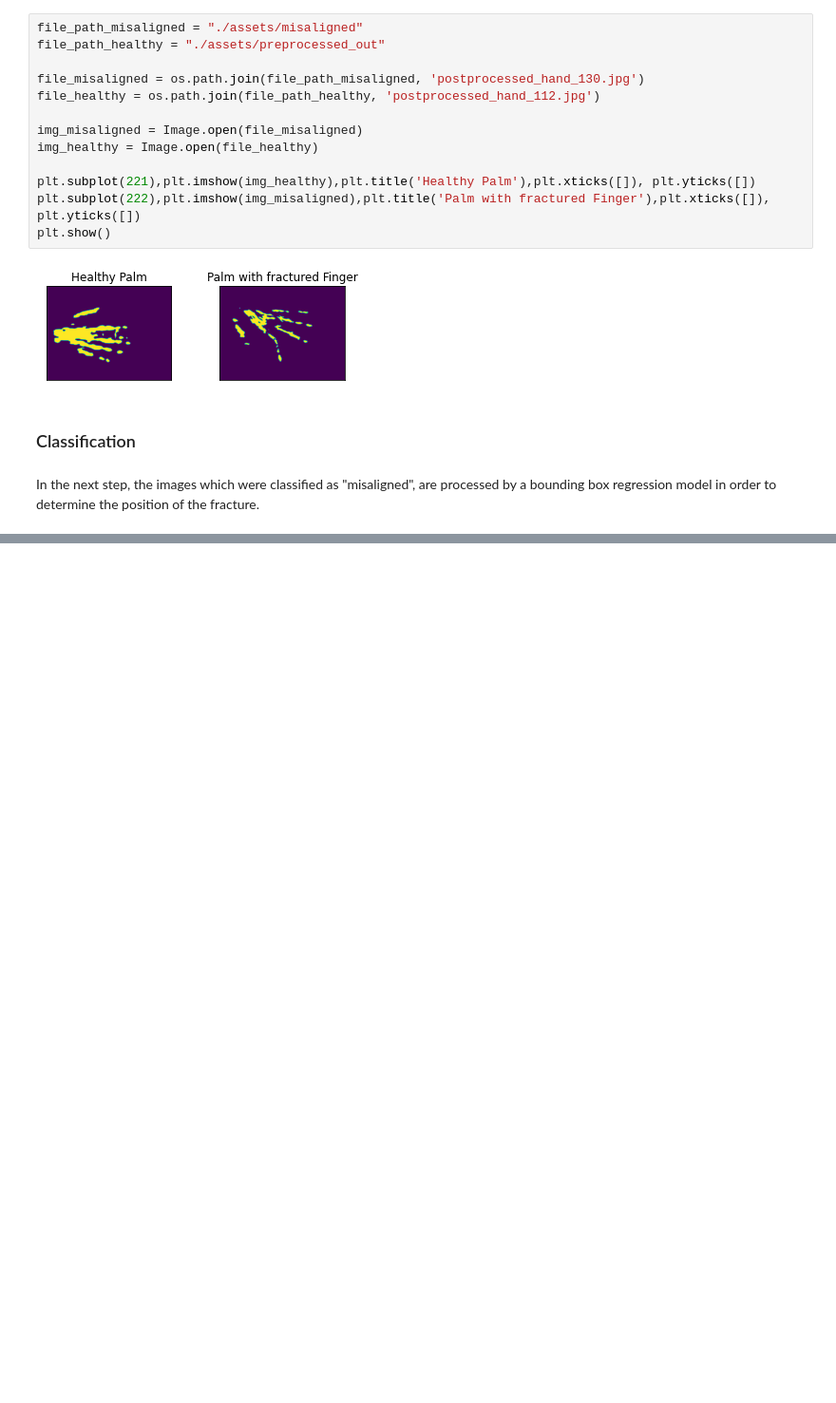
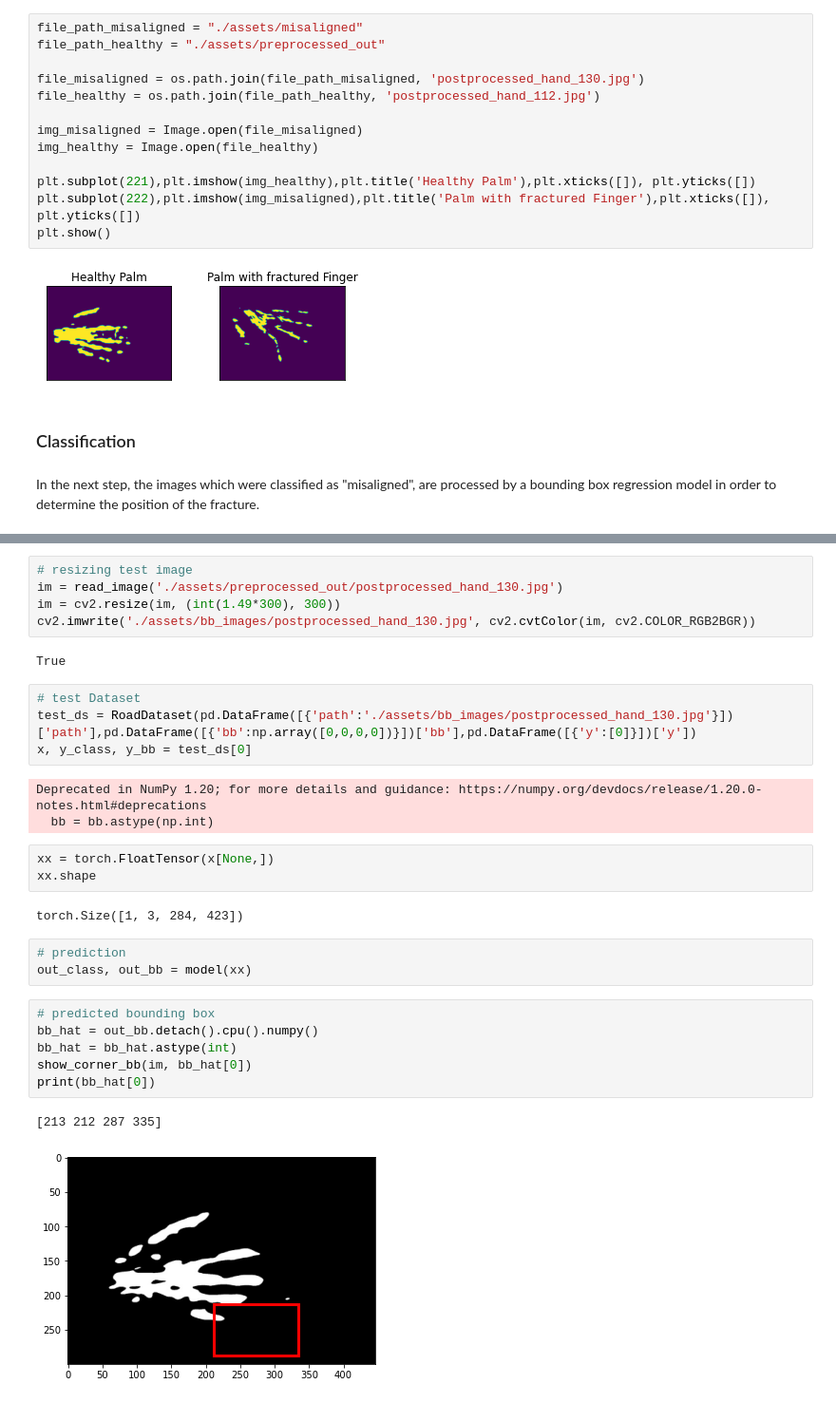
Before and after one commit to RobinFrasch/skeleton-hackaTUM, a Jupyter notebook: main.ipynb, the cells around one changed output, grey strips where cells are left out. Shown at 95% size. Saved outputs shown, nothing was run; the diff lists cells and outputs as text; blank space fills up the shorter version.

Commit message:
added bounding box chapter

```diff
--- a/main.ipynb
+++ b/main.ipynb
@@ -88,0 +353,31 @@ In the next step, the images which were classified as "misaligned", are processe
+# %%
+# resizing test image
+im = read_image('./assets/preprocessed_out/postprocessed_hand_130.jpg')
+im = cv2.resize(im, (int(1.49*300), 300))
+cv2.imwrite('./assets/bb_images/postprocessed_hand_130.jpg', cv2.cvtColor(im, cv2.COLOR_RGB2BGR))
+# %% [output]
+True
+# %%
+# test Dataset
+test_ds = RoadDataset(pd.DataFrame([{'path':'./assets/bb_images/postprocessed_hand_130.jpg'}])['path'],pd.DataFrame([{'bb':np.array([0,0,0,0])}])['bb'],pd.DataFrame([{'y':[0]}])['y'])
+x, y_class, y_bb = test_ds[0]
+# %% [output]
+Deprecated in NumPy 1.20; for more details and guidance: https://numpy.org/devdocs/release/1.20.0-notes.html#deprecations
+  bb = bb.astype(np.int)
+# %%
+xx = torch.FloatTensor(x[None,])
+xx.shape
+# %% [output]
+torch.Size([1, 3, 284, 423])
+# %%
+# prediction
+out_class, out_bb = model(xx)
+# %%
+# predicted bounding box
+bb_hat = out_bb.detach().cpu().numpy()
+bb_hat = bb_hat.astype(int)
+show_corner_bb(im, bb_hat[0])
+print(bb_hat[0])
+# %% [output]
+[213 212 287 335]
+[figure, added]
```
Also changed, not shown: parts of 16 cells of this notebook, 3 other files.
